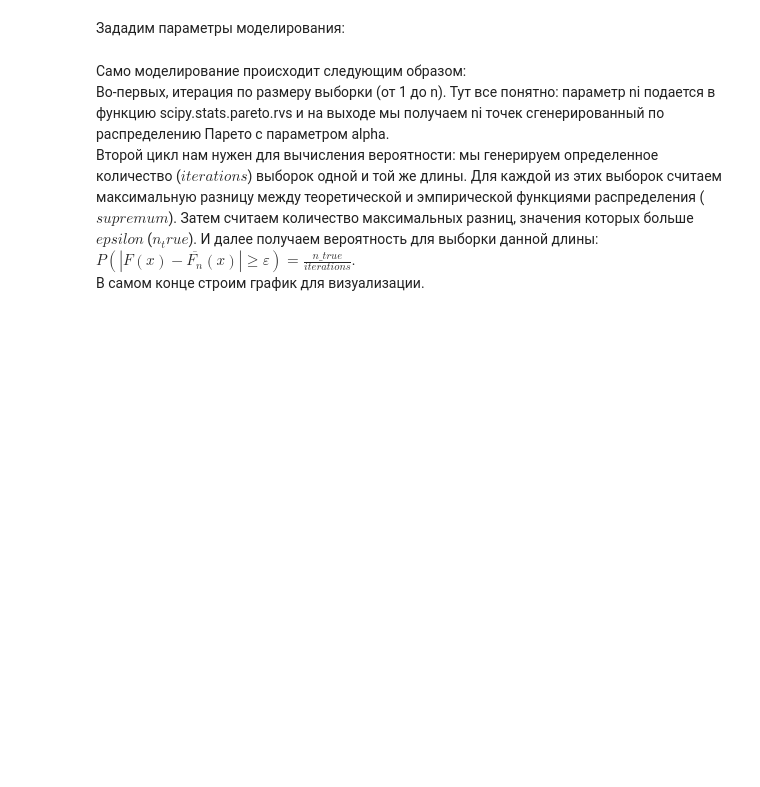
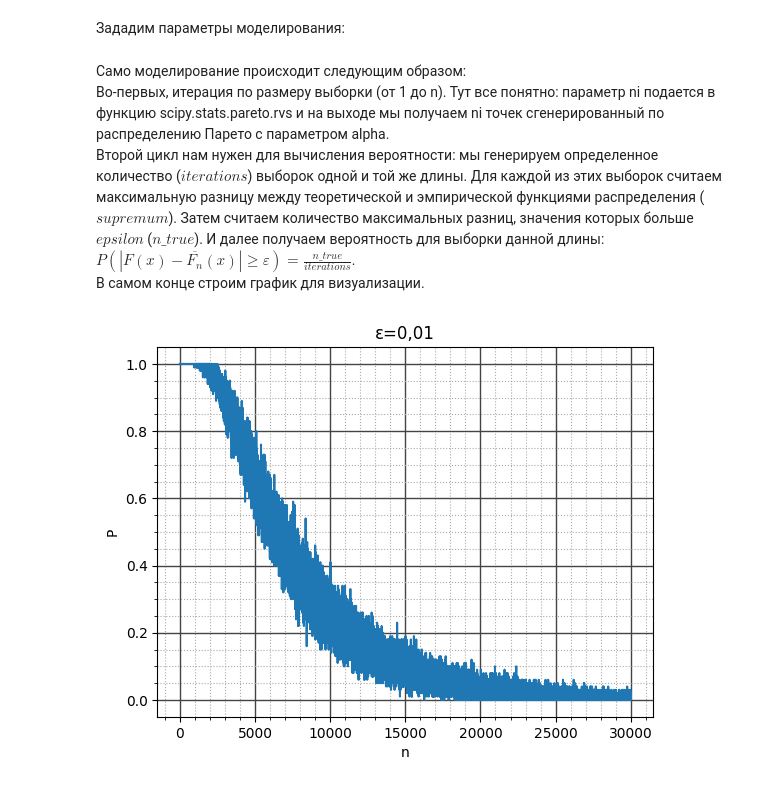
Before and after one commit to DanilSmorchkov/Mathematical-statistics-modeling, a Jupyter notebook: Моделирование теоремы Гливенко-Контелли (сходимость по вероятности).ipynb, the cells around one changed output. Cells and saved outputs as stored; diff of their text form; code cells hidden in the pictures; blank space fills up the shorter version.

```diff
--- a/Моделирование теоремы Гливенко-Контелли (сходимость по вероятности).ipynb
+++ b/Моделирование теоремы Гливенко-Контелли (сходимость по вероятности).ipynb
@@ -19,6 +19,9 @@ p(x) = \begin{cases}
 0, & x < 1
 \end{cases}
 $$
+# %%
+import matplotlib as mpl
+mpl.rcParams.update(mpl.rcParamsDefault)
 # %%
 # Импортируем необходимые библиотки
 import numpy as np
@@ -39,30 +42,33 @@ alpha = 4 # Параметр распределения Парето
 n = 30000 # максимальное количество элементов выборки
 iterations = 100 # количество итераций для каждой выборки определенного размера (для подсчета вероятности)
 epsilon = 0.01
-interval = np.linspace(1, (10**(4/alpha)), 10000) # отрезок, который охватывает значения, состовляющие вероятность 0,9999
+interval = np.linspace(1, (10**(4/alpha)), 30000) # отрезок, который охватывает значения, состовляющие вероятность 0,9999
 F = Pareto_distribution_function(interval, alpha) # Функция распределение Парето для точек из interval
 # %% [markdown]
 Само моделирование происходит следующим образом: \
 Во-первых, итерация по размеру выборки (от 1 до n). Тут все понятно: параметр ni подается в функцию scipy.stats.pareto.rvs и на выходе мы получаем ni точек сгенерированный по распределению Парето с параметром alpha. \
-Второй цикл нам нужен для вычисления вероятности: мы генерируем определенное количество ($iterations$) выборок одной и той же длины. Для каждой из этих выборок считаем максимальную разницу между теоретической и эмпирической функциями распределения ($supremum$). Затем считаем количество максимальных разниц, значения которых больше $epsilon$ ($n_true$). И далее получаем вероятность для выборки данной длины: $P(|F(x)-\overline{F_n}(x)| \geq \varepsilon) = \frac{n\_true}{iterations}$. \
+Второй цикл нам нужен для вычисления вероятности: мы генерируем определенное количество ($iterations$) выборок одной и той же длины. Для каждой из этих выборок считаем максимальную разницу между теоретической и эмпирической функциями распределения ($supremum$). Затем считаем количество максимальных разниц, значения которых больше $epsilon$ ($n\_true$). И далее получаем вероятность для выборки данной длины: $P(|F(x)-\overline{F_n}(x)| \geq \varepsilon) = \frac{n\_true}{iterations}$. \
 В самом конце строим график для визуализации.
 # %%
 P = [] # Список для хранения вероятностей для выборок длины от 1 до n
 for ni in range(1, n + 1):
     supremum = [] # Список для хранения максимумов отклонений генеральной и эмпирической функций распределения
                   # для выборок определенной длины
     for mi in range(iterations):
         data = scipy.stats.pareto.rvs(alpha, size=ni)   # ni точек сгенерированный по распределению Парето
         F_n = scipy.stats.ecdf(data)                    # Эмпирическая функция распределения
         diff = np.abs(F - F_n.cdf.evaluate(interval))   # Разница между функциями распределения
         supremum.append(np.max(diff))
     supremum =  np.array(supremum)
     n_true = len(supremum[supremum >= epsilon])         # Количество выборок одной длины, которые >= epsilon
     P.append( n_true / iterations)
 plt.plot(P)
+plt.title('ε=0,01')
 plt.xlabel('n')
 plt.ylabel('P')
 plt.minorticks_on()
 plt.grid(which='major', color = '#444', linewidth = 1)
 plt.grid(which='minor', color='#aaa', ls=':')
 plt.show()
+# %% [output]
+[figure, added]
```
Also changed, not shown: parts of 3 cells of this notebook.
